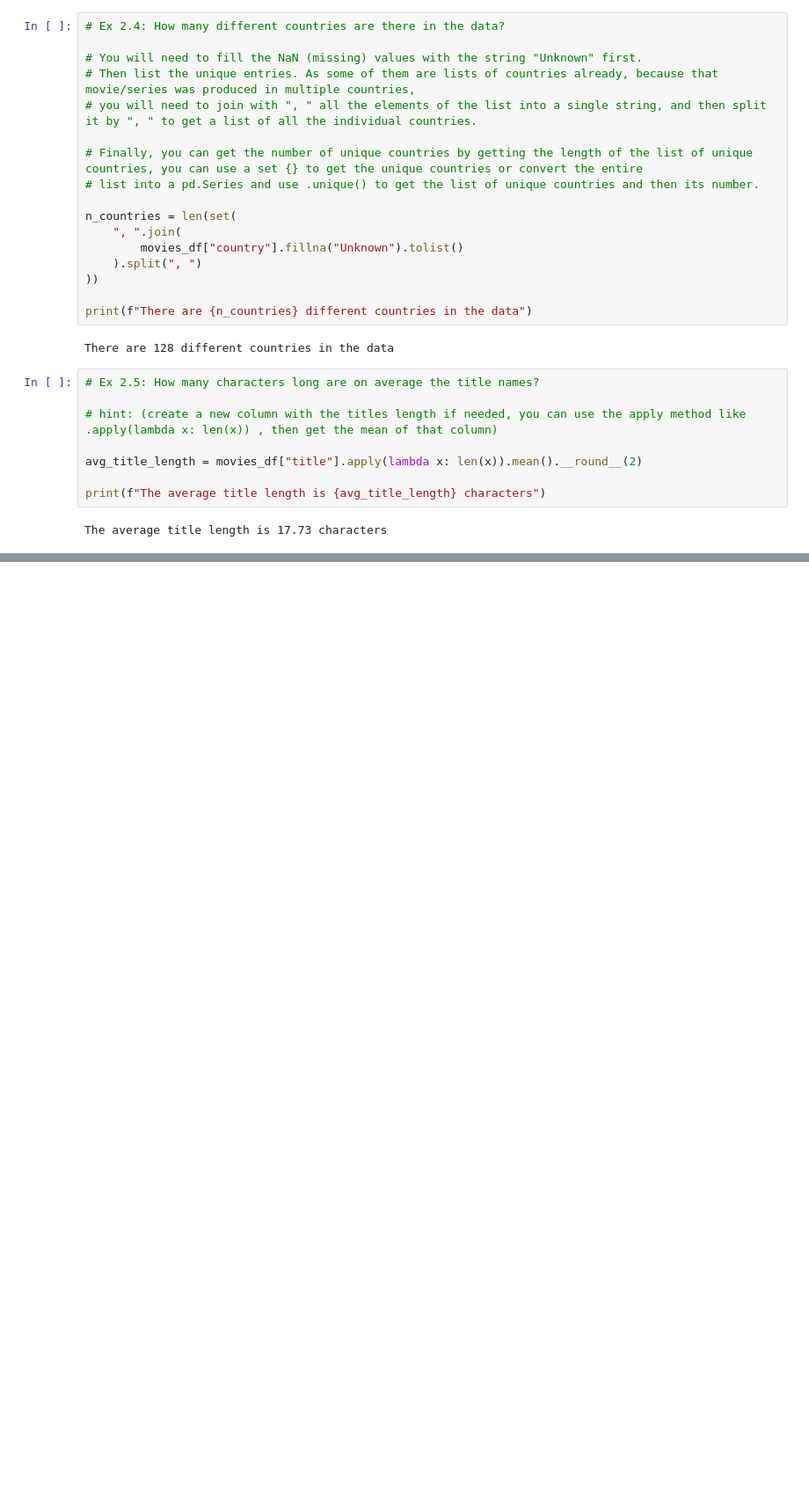
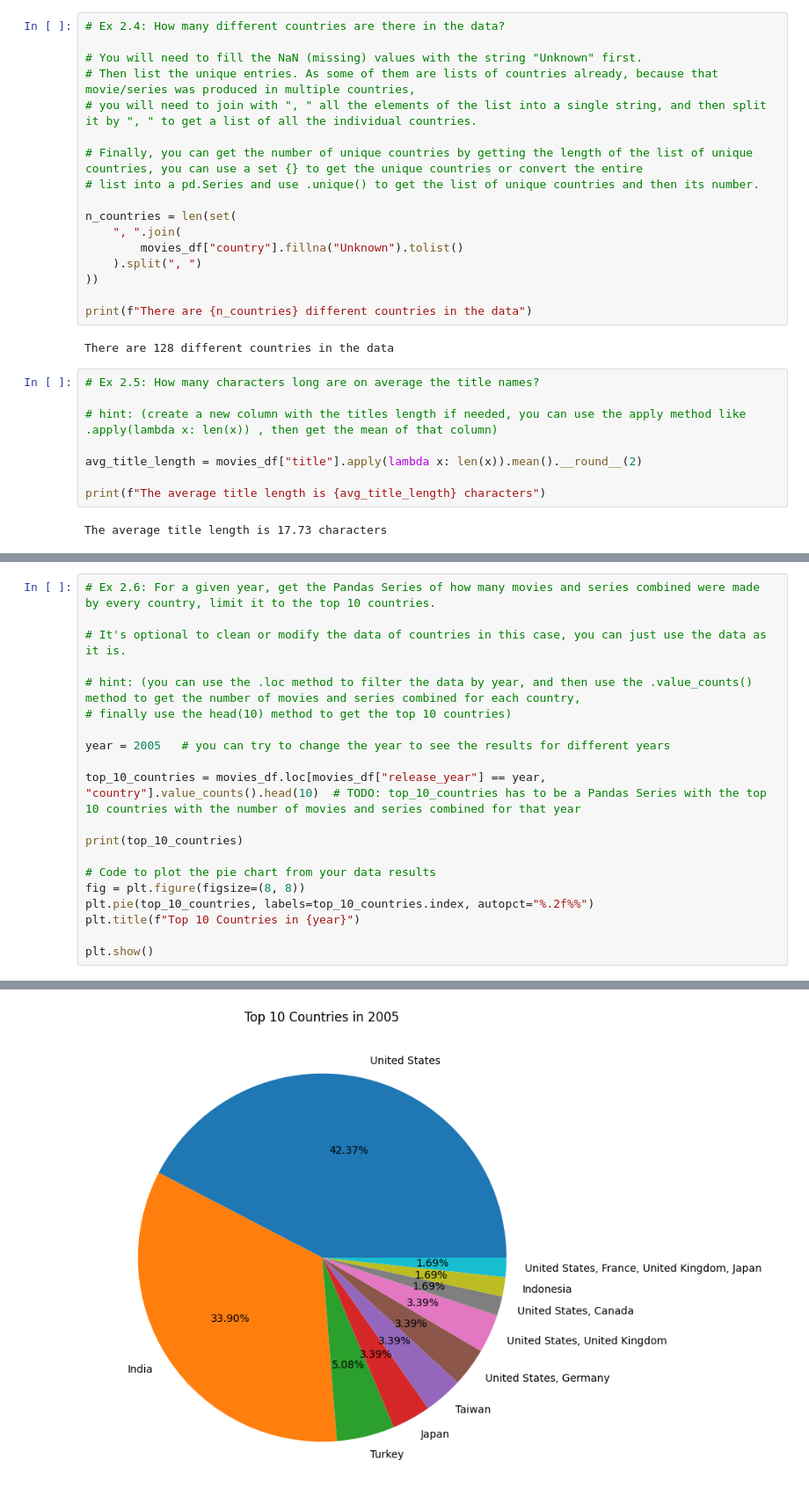
Before and after one commit to Haberhau/eae_ipld_project, a Jupyter notebook: development/02_netflix_data_analysis.ipynb, the cells around one changed output, grey strips where cells are left out. Shown: that part at 88% size. Cells and saved outputs as stored; diff of their text form; blank space fills up the shorter version.

```diff
--- a/development/02_netflix_data_analysis.ipynb
+++ b/development/02_netflix_data_analysis.ipynb
@@ -132,0 +96,21 @@ plt.show()
+# %%
+# Ex 2.6: For a given year, get the Pandas Series of how many movies and series combined were made by every country, limit it to the top 10 countries.
+
+# It's optional to clean or modify the data of countries in this case, you can just use the data as it is.
+
+# hint: (you can use the .loc method to filter the data by year, and then use the .value_counts() method to get the number of movies and series combined for each country,
+# finally use the head(10) method to get the top 10 countries)
+
+year = 2005   # you can try to change the year to see the results for different years
+
+top_10_countries = movies_df.loc[movies_df["release_year"] == year, "country"].value_counts().head(10)  # TODO: top_10_countries has to be a Pandas Series with the top 10 countries with the number of movies and series combined for that year
+
+print(top_10_countries)
+
+# Code to plot the pie chart from your data results
+fig = plt.figure(figsize=(8, 8))
+plt.pie(top_10_countries, labels=top_10_countries.index, autopct="%.2f%%")
+plt.title(f"Top 10 Countries in {year}")
+
+plt.show()
+# %% [output]
@@ -133,3 +129,4 @@ plt.show()
+[figure, added]
 # %%
 # Ex 2.7: Make a line chart of the average duration of movies (not TV shows) in minutes for every year across all the years.
 
```
Also changed, not shown: parts of 3 cells of this notebook, 4 other files.
